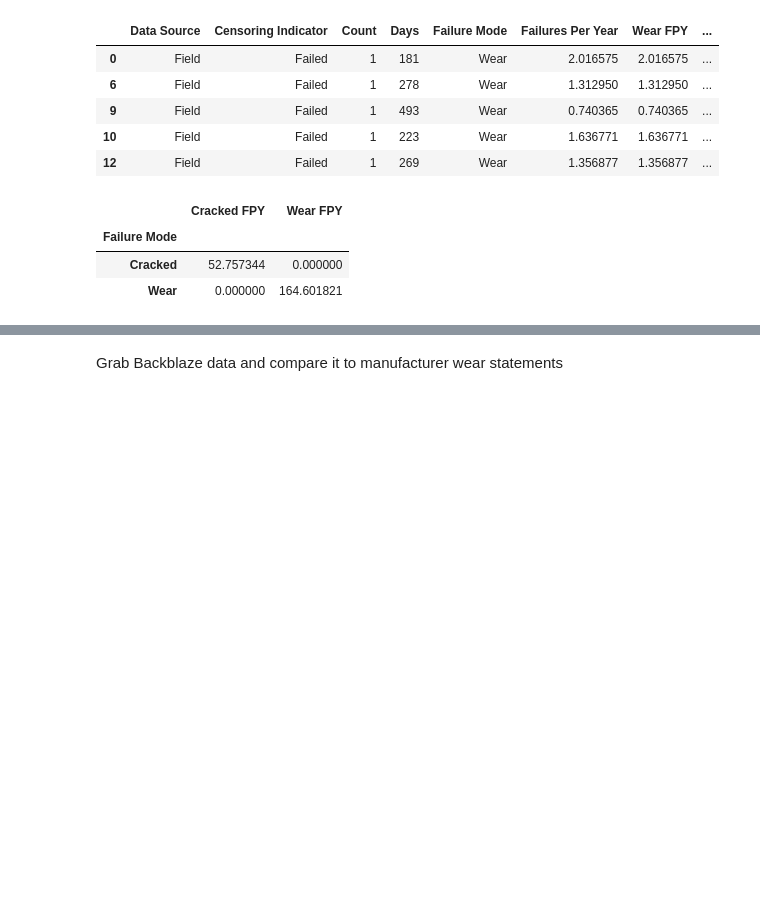
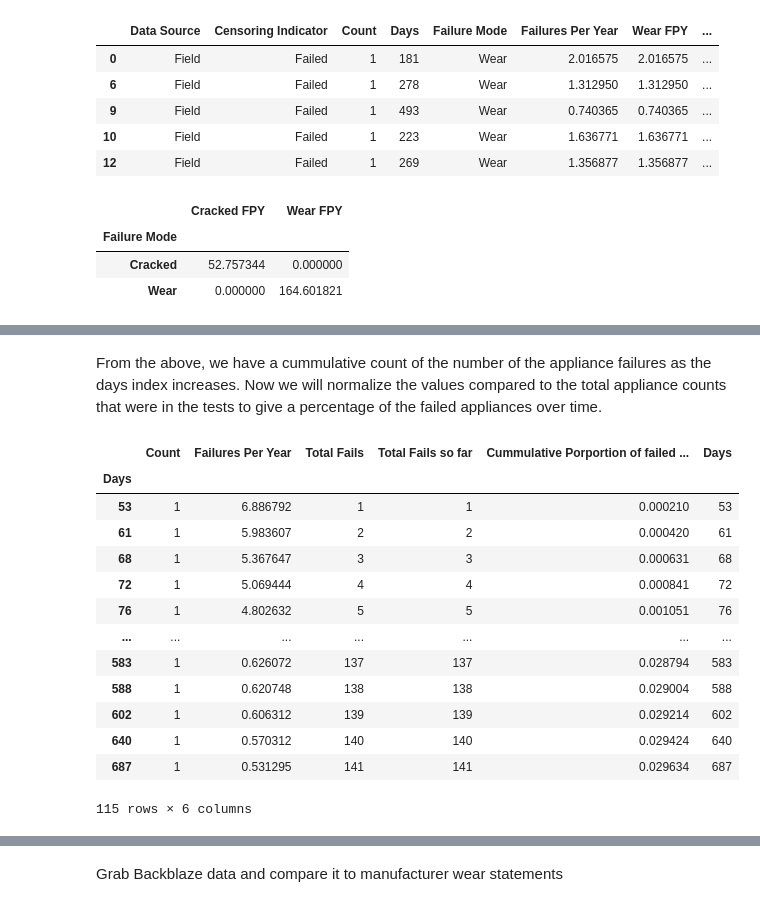
Before and after one commit to football3o/cs105_final, a Jupyter notebook: Final_Project.ipynb, the cells around one changed output, grey strips where cells are left out. Saved outputs shown, nothing was run; the diff lists cells and outputs as text; code cells hidden in the pictures; blank space fills up the shorter version.

```diff
--- a/Final_Project.ipynb
+++ b/Final_Project.ipynb
@@ -120,0 +167,23 @@ lab_fpy
+# %% [markdown]
+From the above, we have a cummulative count of the number of the appliance failures as the days index increases.  Now we will normalize the values compared to the total appliance counts that were in the tests to give a percentage of the failed appliances over time.
+# %%
+test["Count"].sum() #total number of appliances in the lab tests
+#add new column for percentages
+fail_df_new["Cummulative Porportion of failed devices"] = fail_df_new["Total Fails so far"]/(test["Count"].sum())
+fail_df_new["Days"] = fail_df_new.index
+fail_df_new
+# %% [output]
+|  | Count | Failures Per Year | Total Fails | Total Fails so far | Cummulative Porportion of failed ... | Days |
+| Days |  |  |  |  |  |  |
+| 53 | 1 | 6.886792 | 1 | 1 | 0.000210 | 53 |
+| 61 | 1 | 5.983607 | 2 | 2 | 0.000420 | 61 |
+| 68 | 1 | 5.367647 | 3 | 3 | 0.000631 | 68 |
+| 72 | 1 | 5.069444 | 4 | 4 | 0.000841 | 72 |
+| 76 | 1 | 4.802632 | 5 | 5 | 0.001051 | 76 |
+| ... | ... | ... | ... | ... | ... | ... |
+| 583 | 1 | 0.626072 | 137 | 137 | 0.028794 | 583 |
+| 588 | 1 | 0.620748 | 138 | 138 | 0.029004 | 588 |
+| 602 | 1 | 0.606312 | 139 | 139 | 0.029214 | 602 |
+| 640 | 1 | 0.570312 | 140 | 140 | 0.029424 | 640 |
+| 687 | 1 | 0.531295 | 141 | 141 | 0.029634 | 687 |
+115 rows × 6 columns
```
Also changed, not shown: parts of 8 cells of this notebook.
